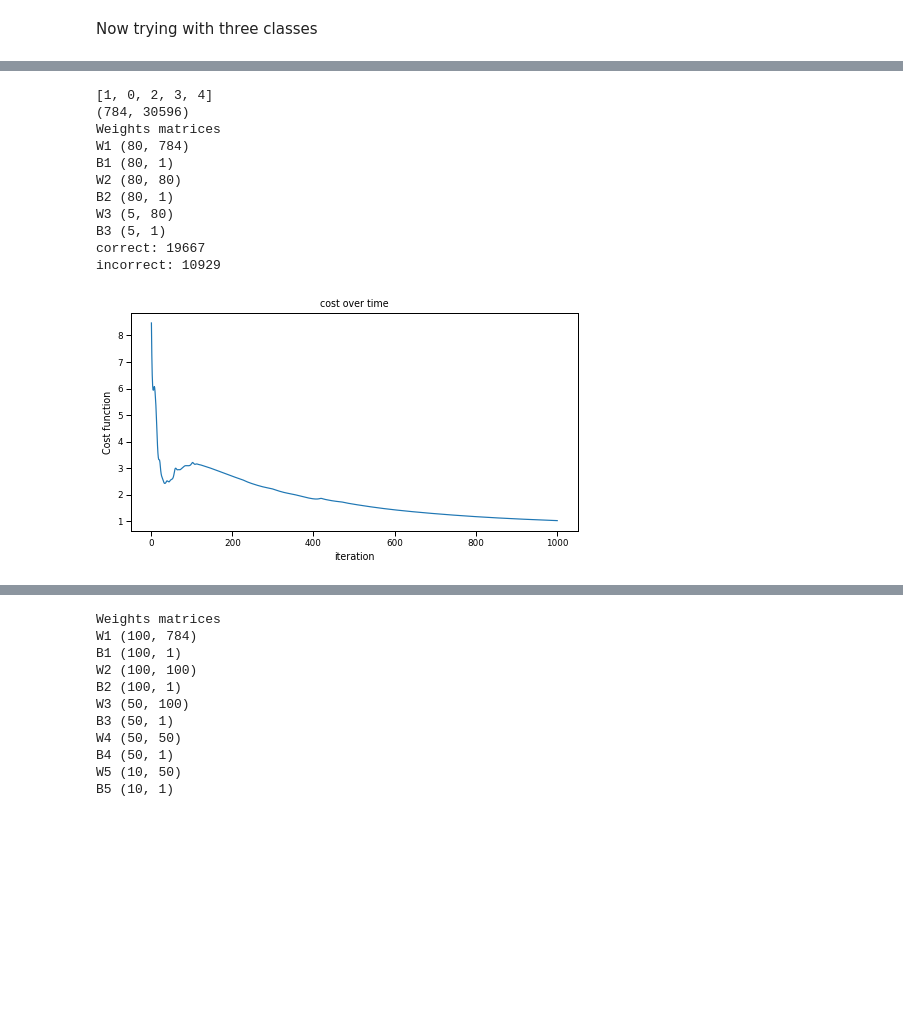
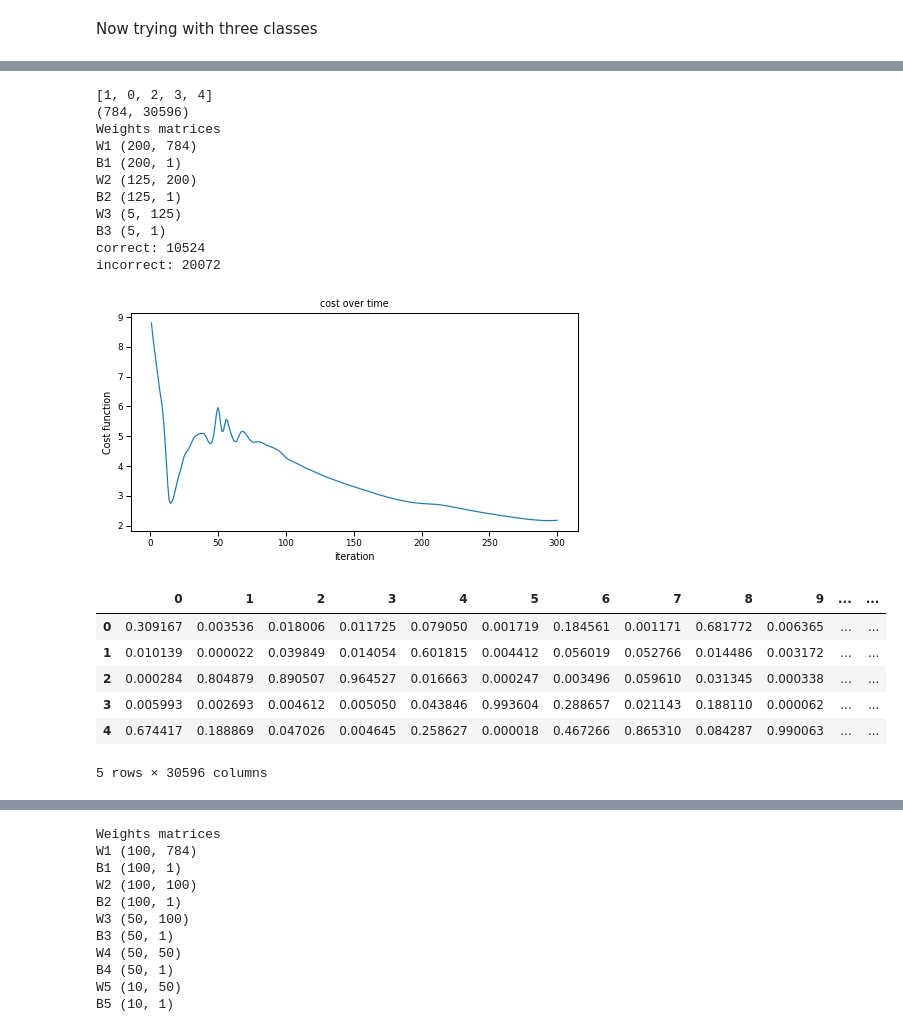
Before and after one commit to jakelourie1502/Neural_network_from_scratch, a Jupyter notebook: mnist_neural_net_from_scratch.ipynb, the cells around one changed output, grey strips where cells are left out. Drawn from its saved outputs; the diff is of its cells as text; code cells hidden in the pictures; blank space fills up the shorter version.

```diff
--- a/mnist_neural_net_from_scratch.ipynb
+++ b/mnist_neural_net_from_scratch.ipynb
@@ -586,7 +581,7 @@ five_y_train_one_hot, five_y_test_one_hot = create_one_hot_train_and_test(y_trai
 
 #decide on learning rate and iterations
 learning_rate = 0.1 #set an arbitrary learning rate... we can iterate and try a few others soon
-iterations_five = 1000
+iterations_five = 300
 
 #run loop
 cost_softmax_five, dict_of_FP_values_softmax_five, dict_of_weights_softmax_five = soft_max_iteration(learning_rate, iterations_five, x_train_five, five_y_train_one_hot)
@@ -600,15 +595,25 @@ plot_cost_over_time(cost_softmax_five, iterations_five)
 [1, 0, 2, 3, 4]
 (784, 30596)
 Weights matrices
-W1 (80, 784)
-B1 (80, 1)
-W2 (80, 80)
-B2 (80, 1)
-W3 (5, 80)
+W1 (200, 784)
+B1 (200, 1)
+W2 (125, 200)
+B2 (125, 1)
+W3 (5, 125)
 B3 (5, 1)
-correct: 19667
-incorrect: 10929
+correct: 10524
+incorrect: 20072
-[figure, old version]
+[figure, new version]
+# %%
+pd.DataFrame(dict_of_FP_values_softmax_five['A3'])
+# %% [output]
+|  | 0 | 1 | 2 | 3 | 4 | 5 | 6 | 7 | 8 | 9 | ... | ... |
+| 0 | 0.309167 | 0.003536 | 0.018006 | 0.011725 | 0.079050 | 0.001719 | 0.184561 | 0.001171 | 0.681772 | 0.006365 | ... | ... |
+| 1 | 0.010139 | 0.000022 | 0.039849 | 0.014054 | 0.601815 | 0.004412 | 0.056019 | 0.052766 | 0.014486 | 0.003172 | ... | ... |
+| 2 | 0.000284 | 0.804879 | 0.890507 | 0.964527 | 0.016663 | 0.000247 | 0.003496 | 0.059610 | 0.031345 | 0.000338 | ... | ... |
+| 3 | 0.005993 | 0.002693 | 0.004612 | 0.005050 | 0.043846 | 0.993604 | 0.288657 | 0.021143 | 0.188110 | 0.000062 | ... | ... |
+| 4 | 0.674417 | 0.188869 | 0.047026 | 0.004645 | 0.258627 | 0.000018 | 0.467266 | 0.865310 | 0.084287 | 0.990063 | ... | ... |
+5 rows × 30596 columns
 # %%
 #get al classes
 x_train_all, x_test_all, y_train_all, y_test_all = reduced_form(y_train, y_test, x_train, x_test, [1,0,2,3,4,5,6,7,8,9])
```
Also changed, not shown: parts of 25 cells of this notebook.
